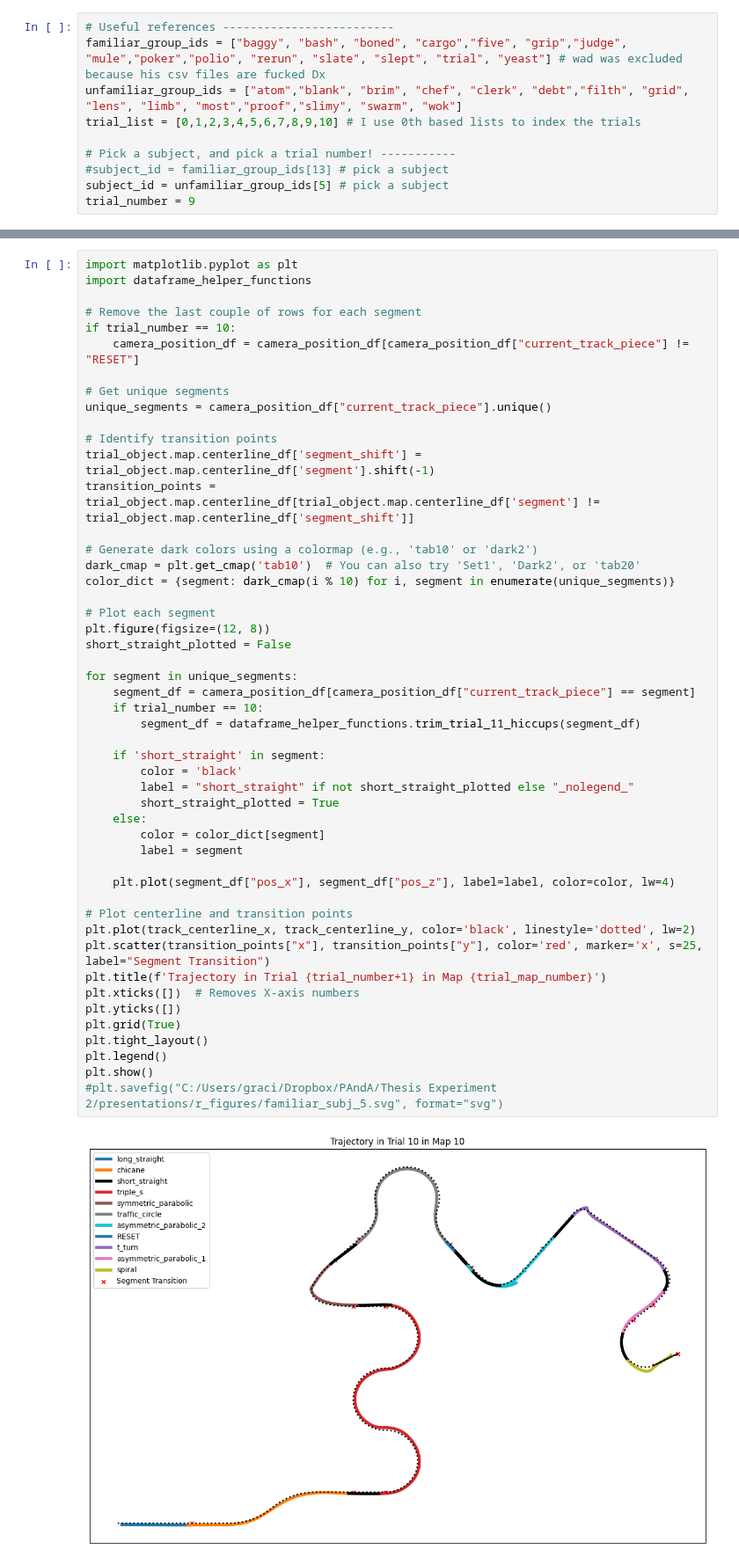
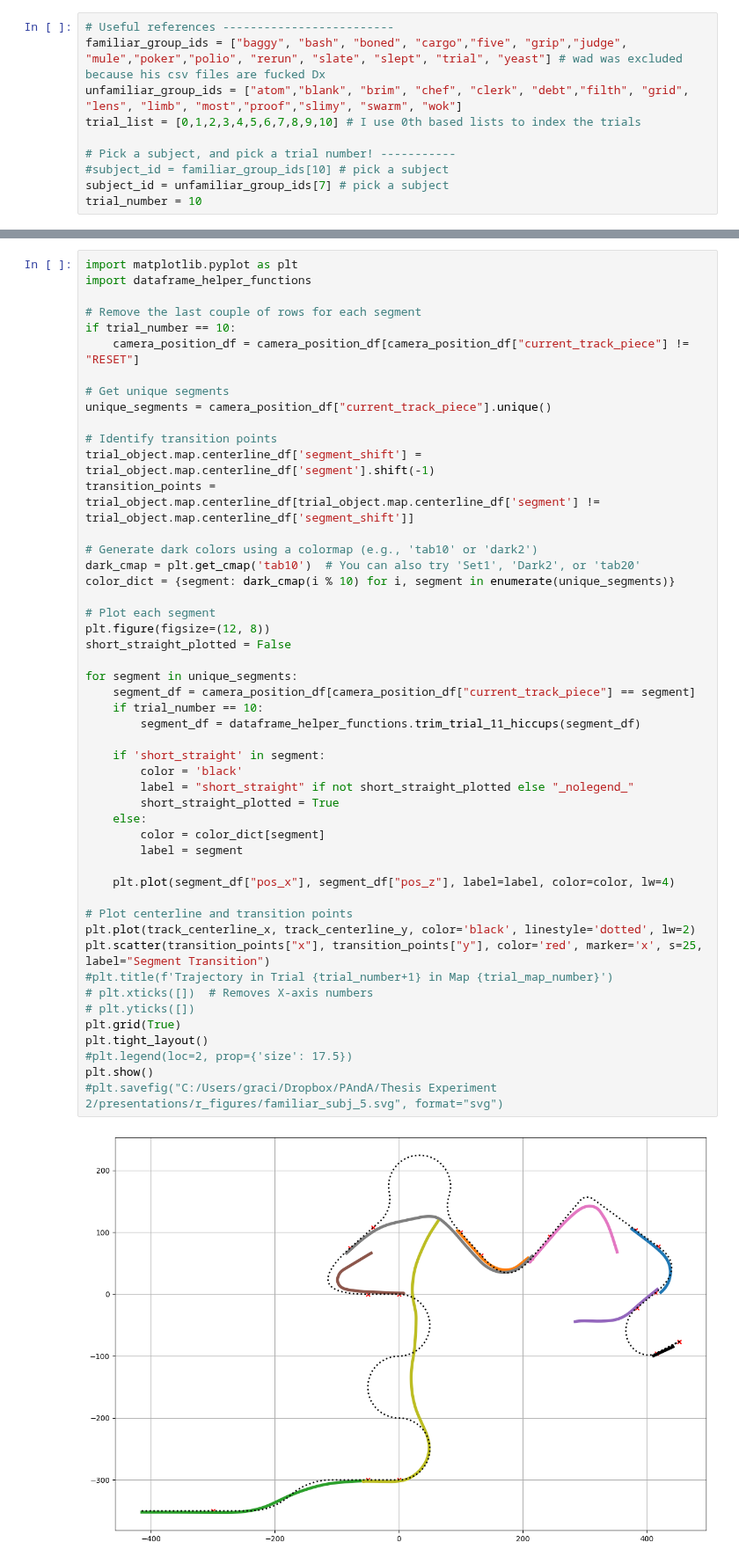
Before and after one commit to GraceRoessling/driving_exp_1_analyses, a Jupyter notebook: experiment_analyses/jupyter_notebooks/Get_subject_data.ipynb, the cells around one changed output, grey strips where cells are left out. Shown at 88% size. Drawn from its saved outputs; the diff is of its cells as text.

```diff
--- a/experiment_analyses/jupyter_notebooks/Get_subject_data.ipynb
+++ b/experiment_analyses/jupyter_notebooks/Get_subject_data.ipynb
@@ -25,9 +25,9 @@ unfamiliar_group_ids = ["atom","blank", "brim", "chef", "clerk", "debt","filth",
 trial_list = [0,1,2,3,4,5,6,7,8,9,10] # I use 0th based lists to index the trials
 
 # Pick a subject, and pick a trial number! -----------
-#subject_id = familiar_group_ids[13] # pick a subject
-subject_id = unfamiliar_group_ids[5] # pick a subject
-trial_number = 9
+#subject_id = familiar_group_ids[10] # pick a subject
+subject_id = unfamiliar_group_ids[7] # pick a subject
+trial_number = 10
 # %%
 # Get objects associated to a given subject and their trial
 subject_object = subject_dict[subject_id]
@@ -194,35 +194,35 @@ transition_points = trial_object.map.centerline_df[trial_object.map.centerline_d
 dark_cmap = plt.get_cmap('tab10')  # You can also try 'Set1', 'Dark2', or 'tab20'
 color_dict = {segment: dark_cmap(i % 10) for i, segment in enumerate(unique_segments)}
 
 # Plot each segment
 plt.figure(figsize=(12, 8))
 short_straight_plotted = False
 
 for segment in unique_segments:
     segment_df = camera_position_df[camera_position_df["current_track_piece"] == segment]
     if trial_number == 10:
         segment_df = dataframe_helper_functions.trim_trial_11_hiccups(segment_df)
 
     if 'short_straight' in segment:
         color = 'black'
         label = "short_straight" if not short_straight_plotted else "_nolegend_"
         short_straight_plotted = True
     else:
         color = color_dict[segment]
         label = segment
 
     plt.plot(segment_df["pos_x"], segment_df["pos_z"], label=label, color=color, lw=4)
 
 # Plot centerline and transition points
 plt.plot(track_centerline_x, track_centerline_y, color='black', linestyle='dotted', lw=2)
 plt.scatter(transition_points["x"], transition_points["y"], color='red', marker='x', s=25, label="Segment Transition")
-plt.title(f'Trajectory in Trial {trial_number+1} in Map {trial_map_number}')
-plt.xticks([])  # Removes X-axis numbers
-plt.yticks([])
+#plt.title(f'Trajectory in Trial {trial_number+1} in Map {trial_map_number}')
+# plt.xticks([])  # Removes X-axis numbers
+# plt.yticks([])
 plt.grid(True)
 plt.tight_layout()
-plt.legend()
+#plt.legend(loc=2, prop={'size': 17.5})
 plt.show()
 #plt.savefig("C:/Users/graci/Dropbox/PAndA/Thesis Experiment 2/presentations/r_figures/familiar_subj_5.svg", format="svg")
 # %% [output]
-[figure, old version]
+[figure, new version]
```
Also changed, not shown: parts of 4 cells of this notebook, 1 other file.
